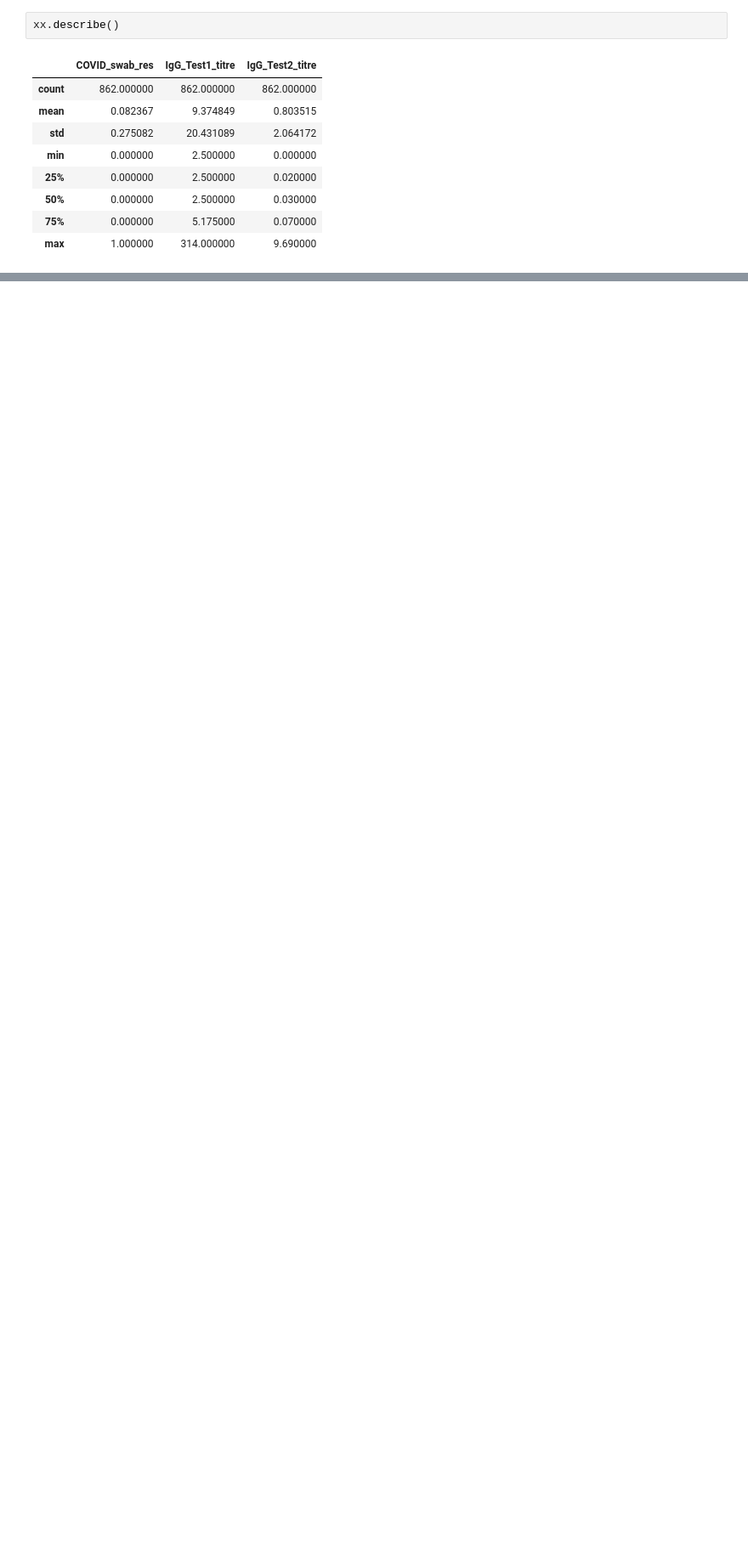
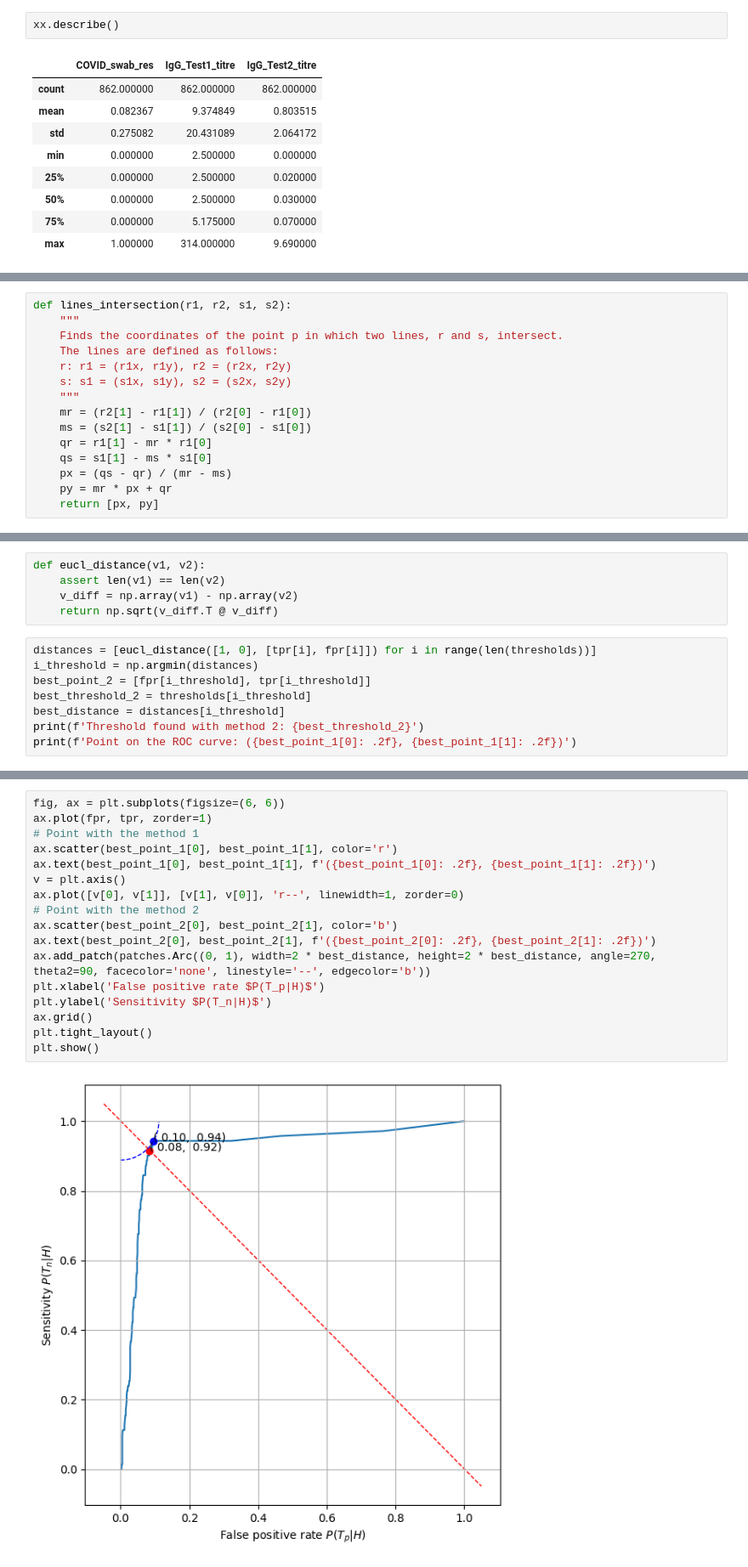
Before and after one commit to steurendo/ICT4Health, a Jupyter notebook: Lab3/lab3.ipynb, the cells around one changed output, grey strips where cells are left out. Shown: that part at 85% size. Drawn from its saved outputs; the diff is of its cells as text; blank space fills up the shorter version.

```diff
--- a/Lab3/lab3.ipynb
+++ b/Lab3/lab3.ipynb
@@ -165 +186,16 @@ def lines_intersection(a1, a2, b1, b2):
+# %%
+def lines_intersection(r1, r2, s1, s2):
+    """
+    Finds the coordinates of the point p in which two lines, r and s, intersect.
+    The lines are defined as follows:
+    r: r1 = (r1x, r1y), r2 = (r2x, r2y)
+    s: s1 = (s1x, s1y), s2 = (s2x, s2y)
+    """
+    mr = (r2[1] - r1[1]) / (r2[0] - r1[0])
+    ms = (s2[1] - s1[1]) / (s2[0] - s1[0])
+    qr = r1[1] - mr * r1[0]
+    qs = s1[1] - ms * s1[0]
+    px = (qs - qr) / (mr - ms)
+    py = mr * px + qr
+    return [px, py]
 # %%
@@ -181,0 +220,13 @@ print(best_threshold)
+# %%
+def eucl_distance(v1, v2):
+    assert len(v1) == len(v2)
+    v_diff = np.array(v1) - np.array(v2)
+    return np.sqrt(v_diff.T @ v_diff)
+# %%
+distances = [eucl_distance([1, 0], [tpr[i], fpr[i]]) for i in range(len(thresholds))]
+i_threshold = np.argmin(distances)
+best_point_2 = [fpr[i_threshold], tpr[i_threshold]]
+best_threshold_2 = thresholds[i_threshold]
+best_distance = distances[i_threshold]
+print(f'Threshold found with method 2: {best_threshold_2}')
+print(f'Point on the ROC curve: ({best_point_1[0]: .2f}, {best_point_1[1]: .2f})')
@@ -181,0 +236,19 @@ print(best_threshold)
+# %%
+fig, ax = plt.subplots(figsize=(6, 6))
+ax.plot(fpr, tpr, zorder=1)
+# Point with the method 1
+ax.scatter(best_point_1[0], best_point_1[1], color='r')
+ax.text(best_point_1[0], best_point_1[1], f'({best_point_1[0]: .2f}, {best_point_1[1]: .2f})')
+v = plt.axis()
+ax.plot([v[0], v[1]], [v[1], v[0]], 'r--', linewidth=1, zorder=0)
+# Point with the method 2
+ax.scatter(best_point_2[0], best_point_2[1], color='b')
+ax.text(best_point_2[0], best_point_2[1], f'({best_point_2[0]: .2f}, {best_point_2[1]: .2f})')
+ax.add_patch(patches.Arc((0, 1), width=2 * best_distance, height=2 * best_distance, angle=270, theta2=90, facecolor='none', linestyle='--', edgecolor='b'))
+plt.xlabel('False positive rate $P(T_p|H)$')
+plt.ylabel('Sensitivity $P(T_n|H)$')
+ax.grid()
+plt.tight_layout()
+plt.show()
+# %% [output]
+[figure, added]
```
Also changed, not shown: parts of 26 cells of this notebook, 5 other files.
